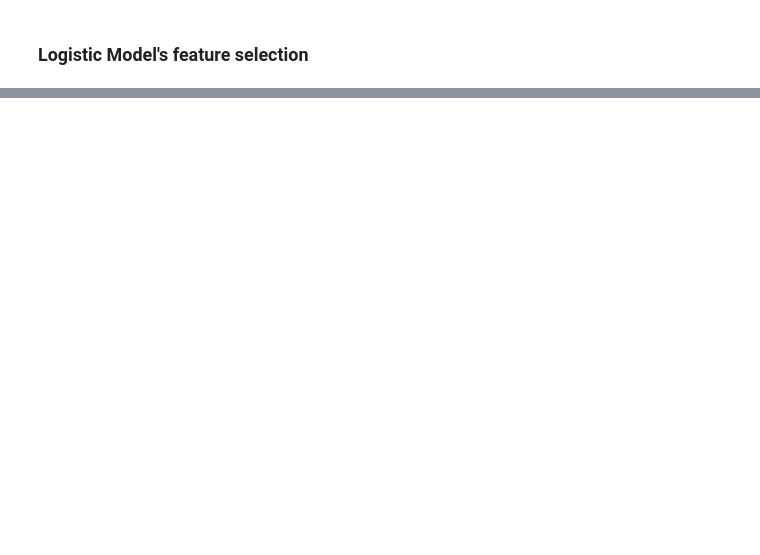
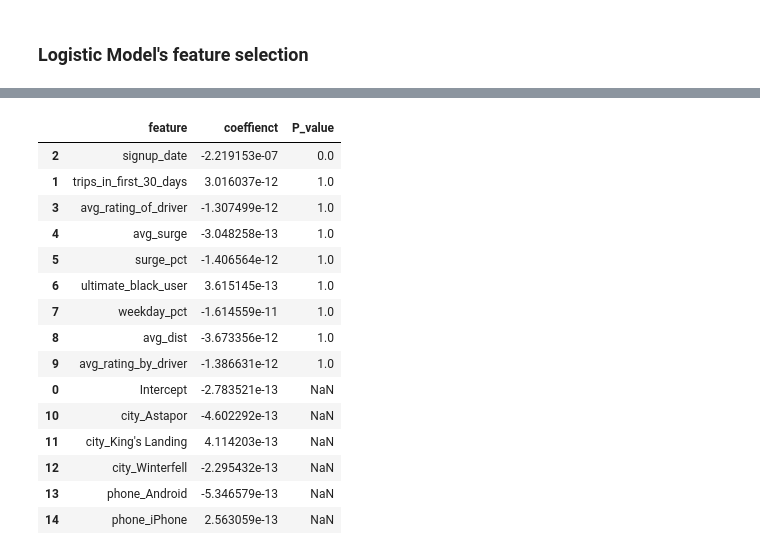
Before and after one commit to rhodapang/ultimate_challenge, a Jupyter notebook: Untitled.ipynb, the cells around one changed output, grey strips where cells are left out. Saved outputs shown, nothing was run; the diff lists cells and outputs as text; code cells hidden in the pictures; blank space fills up the shorter version.

```diff
--- a/Untitled.ipynb
+++ b/Untitled.ipynb
@@ -545,0 +589,19 @@ def logit_pvalue(model, x):
+# %%
+p_value.sort_values(by=['P_value'])
+# %% [output]
+|  | feature | coeffienct | P_value |
+| 2 | signup_date | -2.219153e-07 | 0.0 |
+| 1 | trips_in_first_30_days | 3.016037e-12 | 1.0 |
+| 3 | avg_rating_of_driver | -1.307499e-12 | 1.0 |
+| 4 | avg_surge | -3.048258e-13 | 1.0 |
+| 5 | surge_pct | -1.406564e-12 | 1.0 |
+| 6 | ultimate_black_user | 3.615145e-13 | 1.0 |
+| 7 | weekday_pct | -1.614559e-11 | 1.0 |
+| 8 | avg_dist | -3.673356e-12 | 1.0 |
+| 9 | avg_rating_by_driver | -1.386631e-12 | 1.0 |
+| 0 | Intercept | -2.783521e-13 | NaN |
+| 10 | city_Astapor | -4.602292e-13 | NaN |
+| 11 | city_King's Landing | 4.114203e-13 | NaN |
+| 12 | city_Winterfell | -2.295432e-13 | NaN |
+| 13 | phone_Android | -5.346579e-13 | NaN |
+| 14 | phone_iPhone | 2.563059e-13 | NaN |
```
Also changed, not shown: parts of 4 cells of this notebook.
